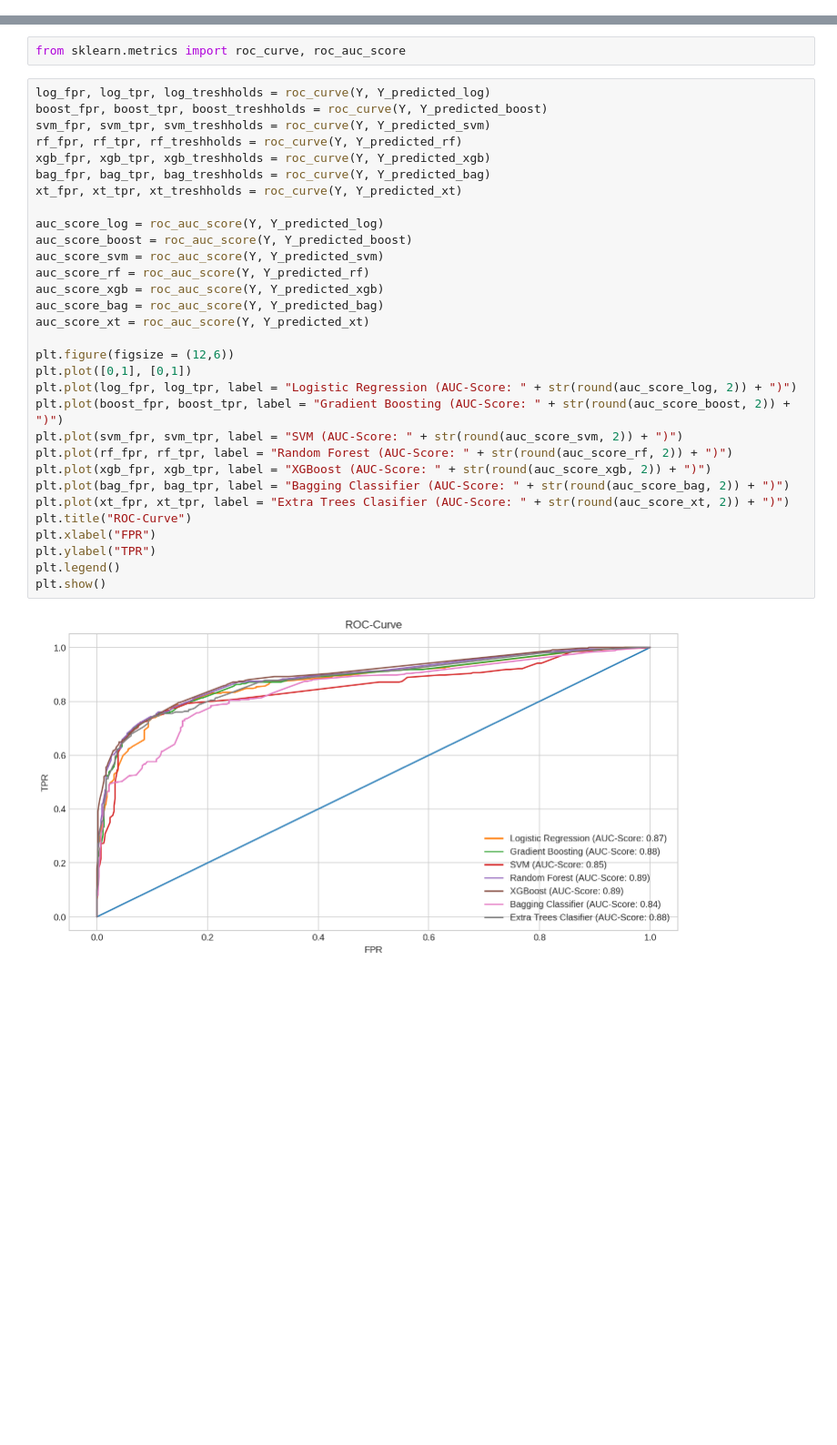
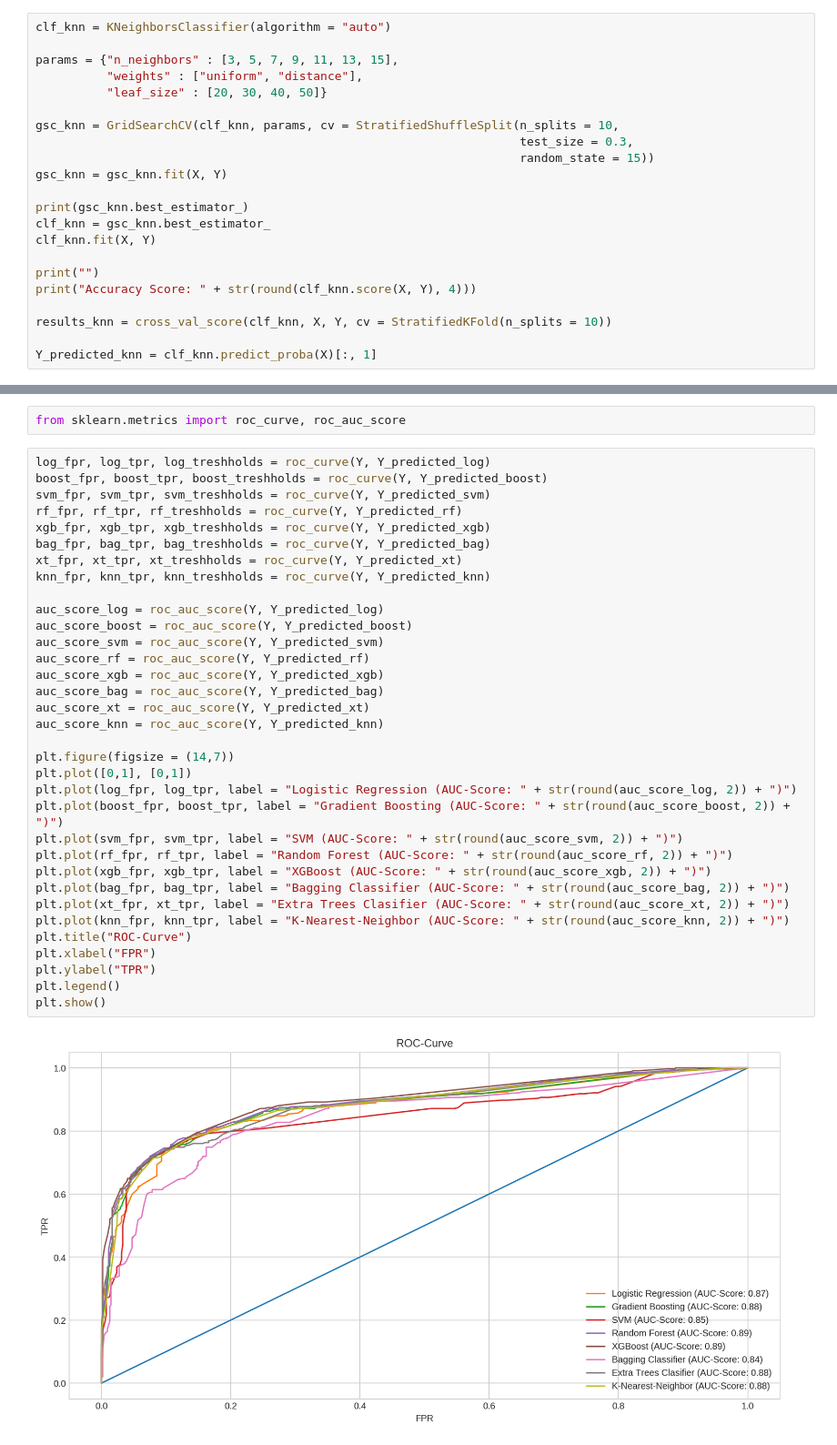
Before and after one commit to LeonHackl/Kaggle-Competition-Titanic, a Jupyter notebook: titanic-first-machine-learning-project.ipynb, the cells around one changed output, grey strips where cells are left out. Shown: that part at 91% size. Drawn from its saved outputs; the diff is of its cells as text; blank space fills up the shorter version.

```diff
--- a/titanic-first-machine-learning-project.ipynb
+++ b/titanic-first-machine-learning-project.ipynb
@@ -604,0 +622,22 @@ Accuracy Score: 0.835
+# %%
+clf_knn = KNeighborsClassifier(algorithm = "auto")
+
+params = {"n_neighbors" : [3, 5, 7, 9, 11, 13, 15],
+          "weights" : ["uniform", "distance"],
+          "leaf_size" : [20, 30, 40, 50]}
+
+gsc_knn = GridSearchCV(clf_knn, params, cv = StratifiedShuffleSplit(n_splits = 10,
+                                                                    test_size = 0.3,
+                                                                    random_state = 15))
+gsc_knn = gsc_knn.fit(X, Y)
+
+print(gsc_knn.best_estimator_)
+clf_knn = gsc_knn.best_estimator_
+clf_knn.fit(X, Y)
+
+print("")
+print("Accuracy Score: " + str(round(clf_knn.score(X, Y), 4)))
+
+results_knn = cross_val_score(clf_knn, X, Y, cv = StratifiedKFold(n_splits = 10))
+
+Y_predicted_knn = clf_knn.predict_proba(X)[:, 1]
@@ -608,33 +754,36 @@ from sklearn.metrics import roc_curve, roc_auc_score
 log_fpr, log_tpr, log_treshholds = roc_curve(Y, Y_predicted_log)
 boost_fpr, boost_tpr, boost_treshholds = roc_curve(Y, Y_predicted_boost)
 svm_fpr, svm_tpr, svm_treshholds = roc_curve(Y, Y_predicted_svm)
 rf_fpr, rf_tpr, rf_treshholds = roc_curve(Y, Y_predicted_rf)
 xgb_fpr, xgb_tpr, xgb_treshholds = roc_curve(Y, Y_predicted_xgb)
 bag_fpr, bag_tpr, bag_treshholds = roc_curve(Y, Y_predicted_bag)
 xt_fpr, xt_tpr, xt_treshholds = roc_curve(Y, Y_predicted_xt)
+knn_fpr, knn_tpr, knn_treshholds = roc_curve(Y, Y_predicted_knn)
 
 auc_score_log = roc_auc_score(Y, Y_predicted_log)
 auc_score_boost = roc_auc_score(Y, Y_predicted_boost)
 auc_score_svm = roc_auc_score(Y, Y_predicted_svm)
 auc_score_rf = roc_auc_score(Y, Y_predicted_rf)
 auc_score_xgb = roc_auc_score(Y, Y_predicted_xgb)
 auc_score_bag = roc_auc_score(Y, Y_predicted_bag)
 auc_score_xt = roc_auc_score(Y, Y_predicted_xt)
+auc_score_knn = roc_auc_score(Y, Y_predicted_knn)
 
-plt.figure(figsize = (12,6))
+plt.figure(figsize = (14,7))
 plt.plot([0,1], [0,1])
 plt.plot(log_fpr, log_tpr, label = "Logistic Regression (AUC-Score: " + str(round(auc_score_log, 2)) + ")")
 plt.plot(boost_fpr, boost_tpr, label = "Gradient Boosting (AUC-Score: " + str(round(auc_score_boost, 2)) + ")")
 plt.plot(svm_fpr, svm_tpr, label = "SVM (AUC-Score: " + str(round(auc_score_svm, 2)) + ")")
 plt.plot(rf_fpr, rf_tpr, label = "Random Forest (AUC-Score: " + str(round(auc_score_rf, 2)) + ")")
 plt.plot(xgb_fpr, xgb_tpr, label = "XGBoost (AUC-Score: " + str(round(auc_score_xgb, 2)) + ")")
 plt.plot(bag_fpr, bag_tpr, label = "Bagging Classifier (AUC-Score: " + str(round(auc_score_bag, 2)) + ")")
 plt.plot(xt_fpr, xt_tpr, label = "Extra Trees Clasifier (AUC-Score: " + str(round(auc_score_xt, 2)) + ")")
+plt.plot(knn_fpr, knn_tpr, label = "K-Nearest-Neighbor (AUC-Score: " + str(round(auc_score_knn, 2)) + ")")
 plt.title("ROC-Curve")
 plt.xlabel("FPR")
 plt.ylabel("TPR")
 plt.legend()
 plt.show()
 # %% [output]
-[figure, old version]
+[figure, new version]
 # %% [markdown]
```
Also changed, not shown: parts of 75 cells of this notebook.
